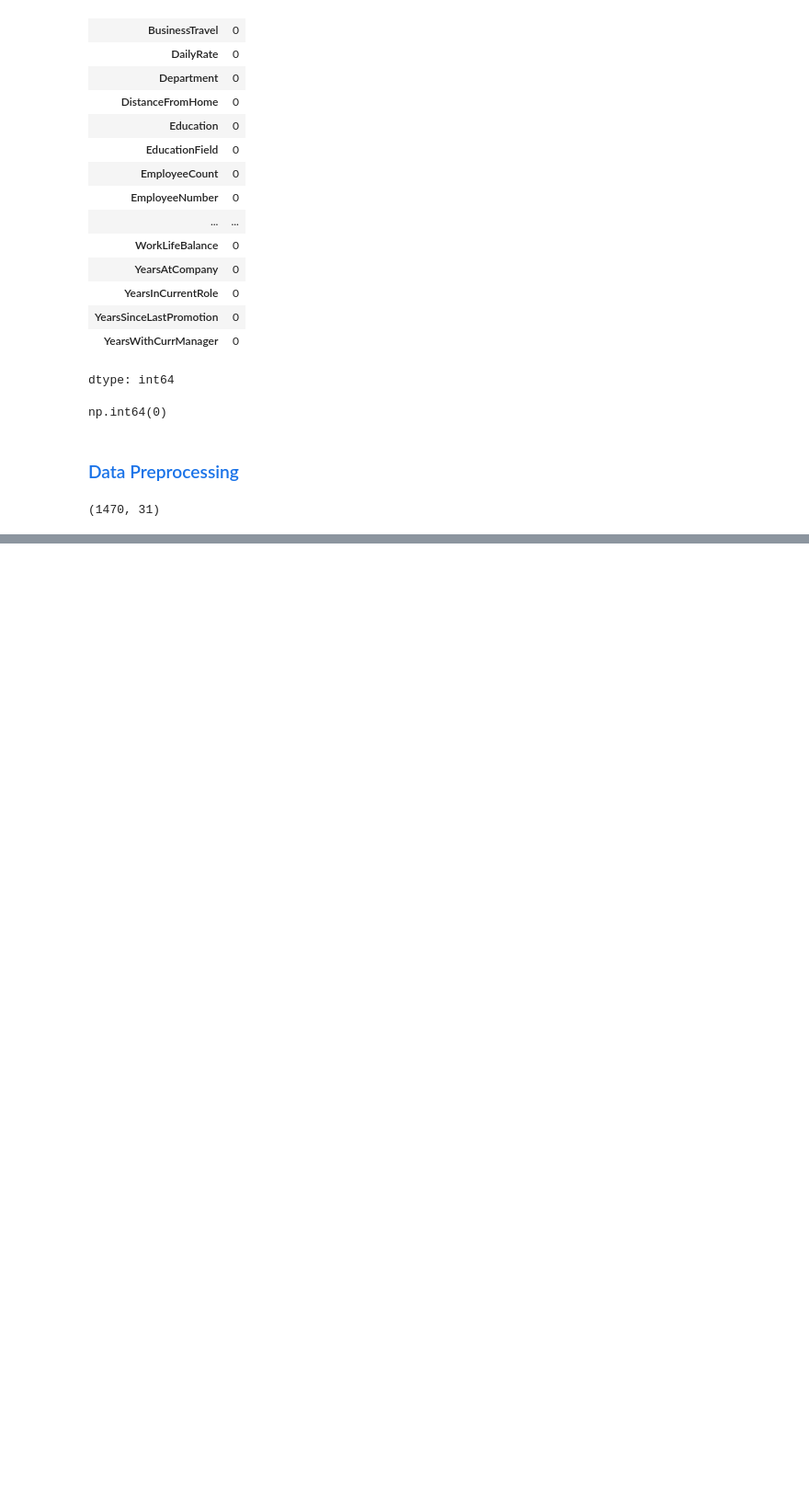
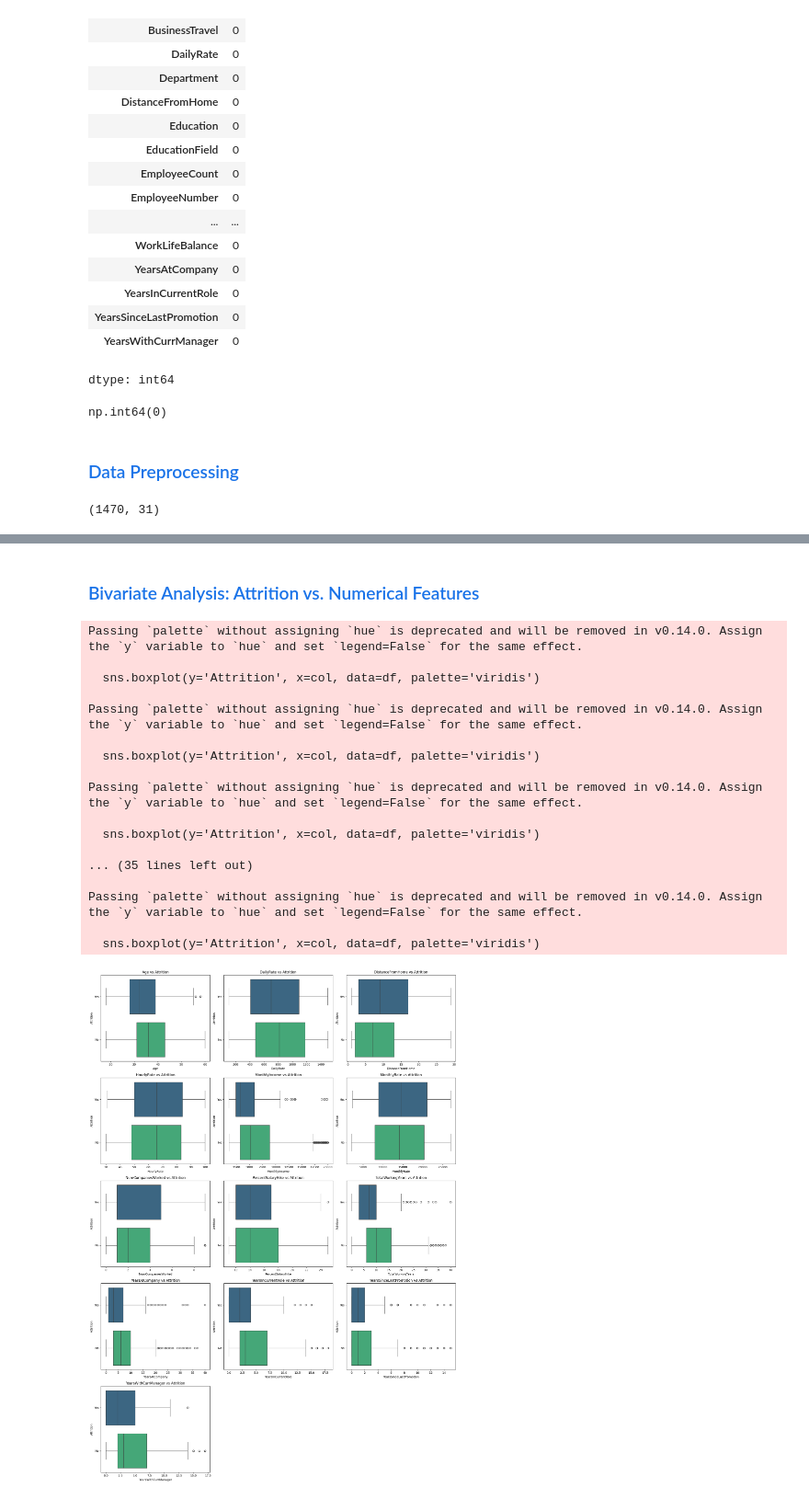
Before and after one commit to Kif30/HR-Attrition-Prediction, a Jupyter notebook: HR_Attrition_Prediction.ipynb, the cells around one changed output, grey strips where cells are left out. Shown at 92% size. Cells and saved outputs as stored; diff of their text form; code cells hidden in the pictures; blank space fills up the shorter version.

```diff
--- a/HR_Attrition_Prediction.ipynb
+++ b/HR_Attrition_Prediction.ipynb
@@ -132,0 +207,47 @@ df.shape
+# %% [markdown]
+### <span style="color: #1a73e8;">Bivariate Analysis: Attrition vs. Numerical Features</span>
+# %%
+import matplotlib.pyplot as plt
+import seaborn as sns
+
+# Identify numerical features for bivariate analysis
+numerical_features_bivariate = [
+    'Age', 'DailyRate', 'DistanceFromHome', 'HourlyRate', 'MonthlyIncome',
+    'MonthlyRate', 'NumCompaniesWorked', 'PercentSalaryHike',
+    'TotalWorkingYears', 'YearsAtCompany', 'YearsInCurrentRole',
+    'YearsSinceLastPromotion', 'YearsWithCurrManager'
+]
+
+# Determine the number of rows and columns for the subplots
+num_cols = 3
+num_rows = (len(numerical_features_bivariate) + num_cols - 1) // num_cols
+
+plt.figure(figsize=(num_cols * 6, num_rows * 5))
+
+for i, col in enumerate(numerical_features_bivariate):
+    plt.subplot(num_rows, num_cols, i + 1)
+    sns.boxplot(y='Attrition', x=col, data=df, palette='viridis')
+    plt.title(f'{col} vs Attrition')
+    plt.xticks(rotation=0)
+    plt.tight_layout()
+
+plt.show()
+# %% [output]
+Passing `palette` without assigning `hue` is deprecated and will be removed in v0.14.0. Assign the `y` variable to `hue` and set `legend=False` for the same effect.
+
+  sns.boxplot(y='Attrition', x=col, data=df, palette='viridis')
+
+Passing `palette` without assigning `hue` is deprecated and will be removed in v0.14.0. Assign the `y` variable to `hue` and set `legend=False` for the same effect.
+
+  sns.boxplot(y='Attrition', x=col, data=df, palette='viridis')
+
+Passing `palette` without assigning `hue` is deprecated and will be removed in v0.14.0. Assign the `y` variable to `hue` and set `legend=False` for the same effect.
+
+  sns.boxplot(y='Attrition', x=col, data=df, palette='viridis')
+
+... (35 lines left out)
+
+Passing `palette` without assigning `hue` is deprecated and will be removed in v0.14.0. Assign the `y` variable to `hue` and set `legend=False` for the same effect.
+
+  sns.boxplot(y='Attrition', x=col, data=df, palette='viridis')
+[figure, added]
```
Also changed, not shown: parts of 23 cells of this notebook.
